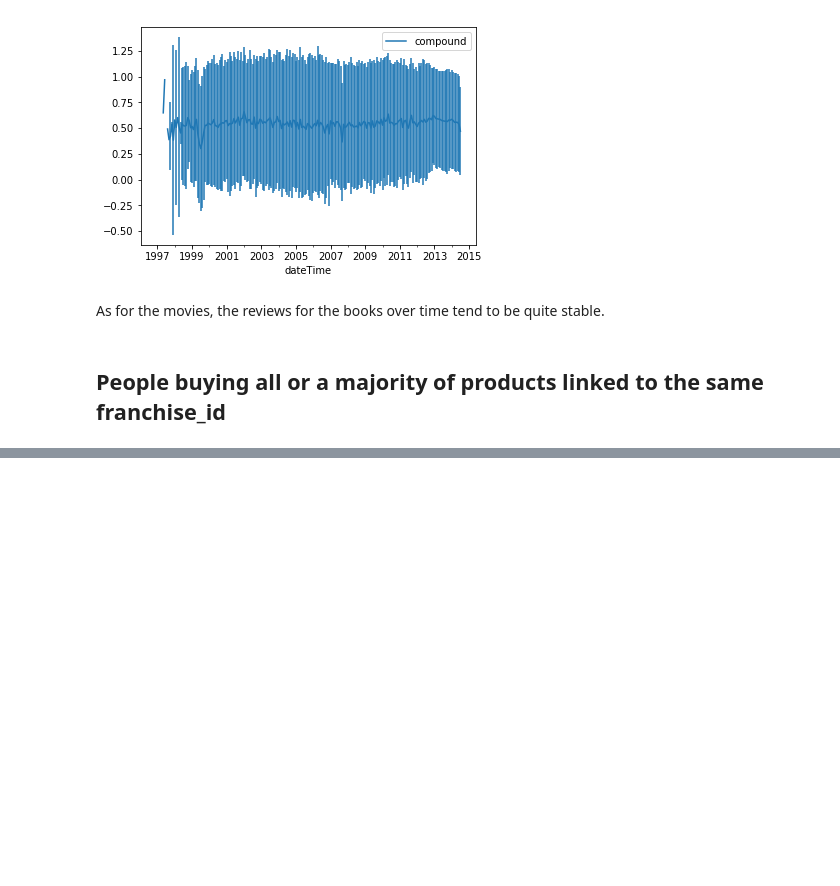
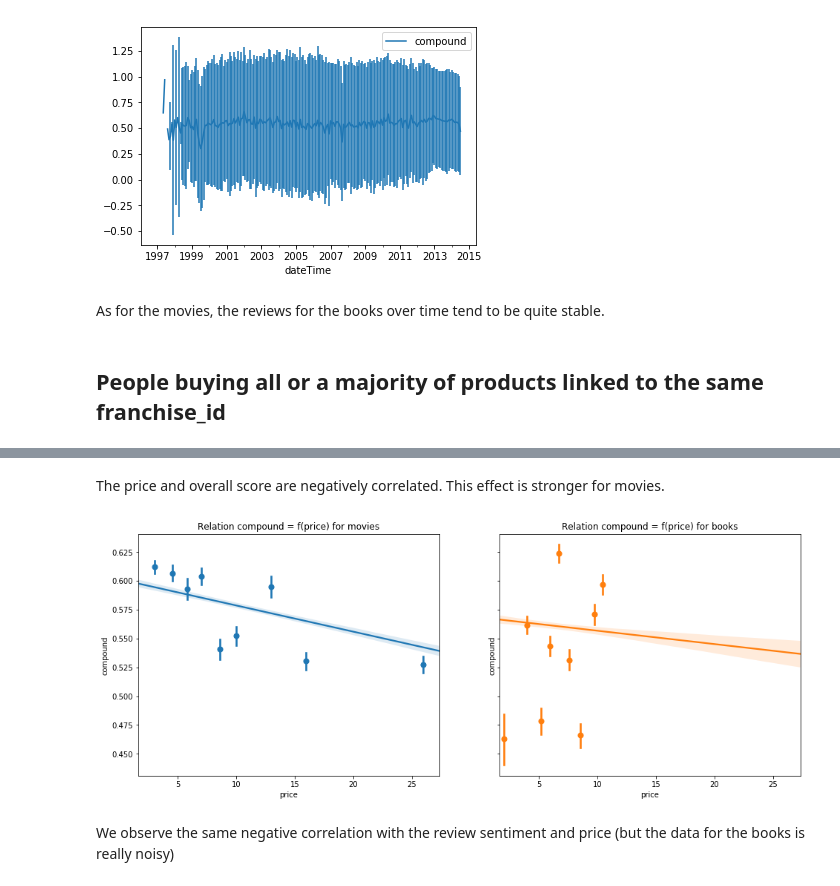
Before and after one commit to ImLemni/ada-epfl, a Jupyter notebook: project/Milestone2.ipynb, the cells around one changed output, grey strips where cells are left out. Drawn from its saved outputs; the diff is of its cells as text; code cells hidden in the pictures; blank space fills up the shorter version.

```diff
--- a/project/Milestone2.ipynb
+++ b/project/Milestone2.ipynb
@@ -1583,0 +1580,8 @@ same_plot_bar([book_m.groupby(pd.cut(book_m["price"], np.linspace(0, 40, 11)))["
+# %% [markdown]
+The price and overall score are negatively correlated. This effect is stronger for movies.
+# %%
+plot_cor(movies_df, books_df, "compound", "price", "Relation compound = f(price)")
+# %% [output]
+[figure, added]
+# %% [markdown]
+We observe the same negative correlation with the review sentiment and price (but the data for the books is really noisy)
```
Also changed, not shown: parts of 44 cells of this notebook.
